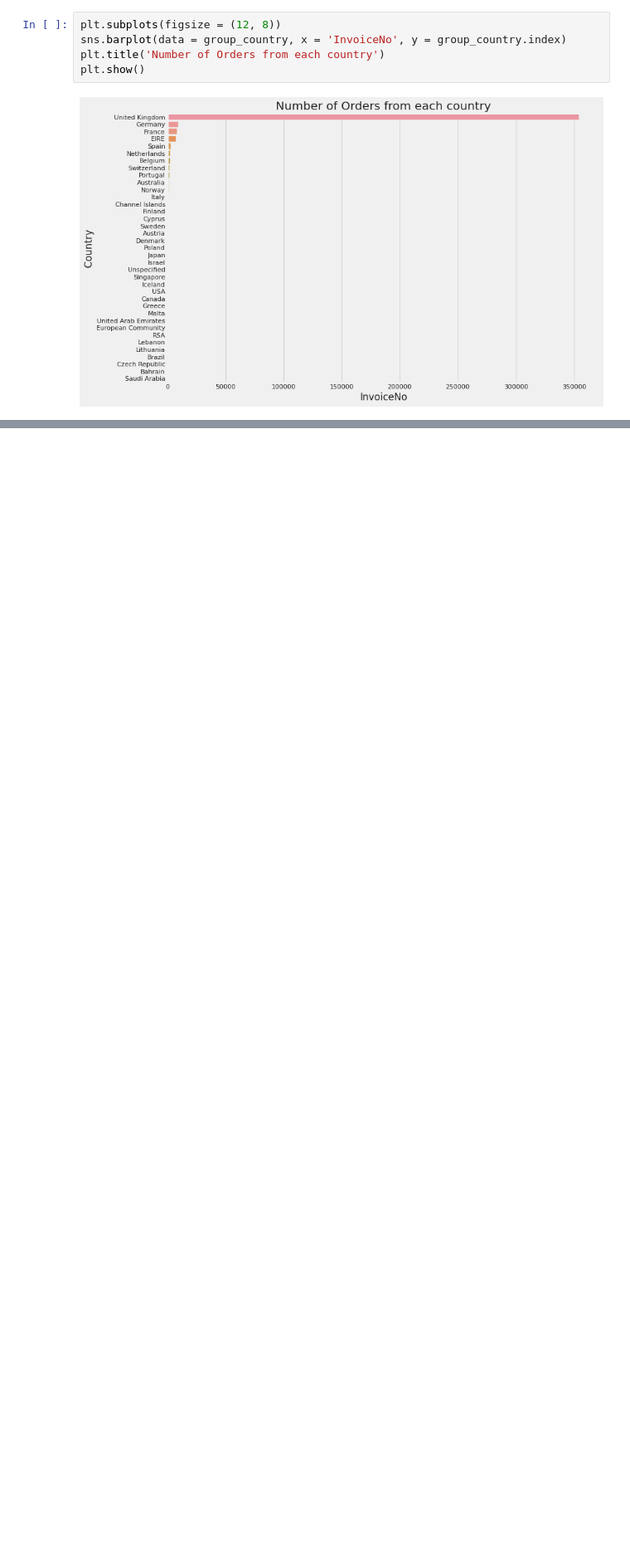
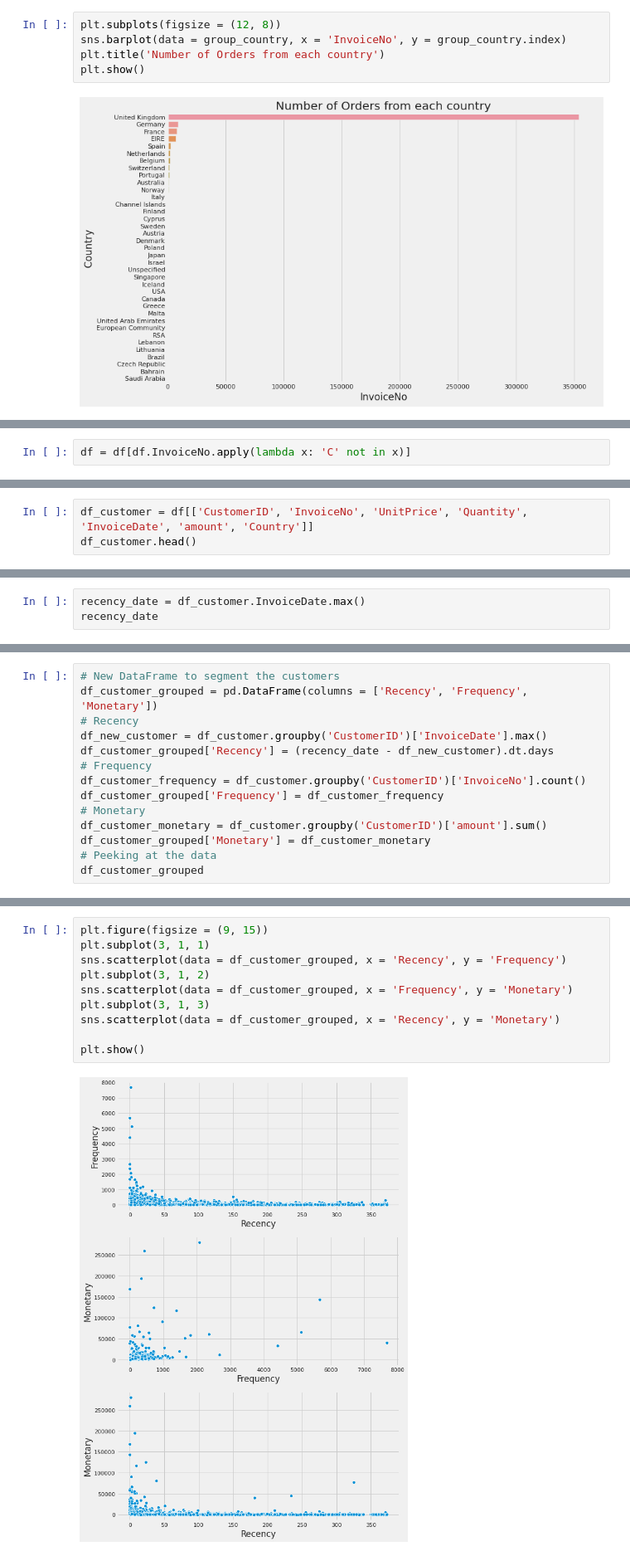
Before and after one commit to loganrane/MachineLearning101, a Jupyter notebook: Projects/Recommendation System based on the e-commerce sale.ipynb, the cells around one changed output, grey strips where cells are left out. Shown at 83% size. Drawn from its saved outputs; the diff is of its cells as text; blank space fills up the shorter version.

```diff
--- a/Projects/Recommendation System based on the e-commerce sale.ipynb
+++ b/Projects/Recommendation System based on the e-commerce sale.ipynb
@@ -332,0 +350,2 @@ AttributeError: 'AxesSubplot' object has no property 'figsize'
+# %%
+df = df[df.InvoiceNo.apply(lambda x: 'C' not in x)]
@@ -332,0 +366,3 @@ AttributeError: 'AxesSubplot' object has no property 'figsize'
+# %%
+df_customer = df[['CustomerID', 'InvoiceNo', 'UnitPrice', 'Quantity', 'InvoiceDate', 'amount', 'Country']]
+df_customer.head()
@@ -332,0 +382,3 @@ AttributeError: 'AxesSubplot' object has no property 'figsize'
+# %%
+recency_date = df_customer.InvoiceDate.max()
+recency_date
@@ -332,0 +387,14 @@ AttributeError: 'AxesSubplot' object has no property 'figsize'
+# %%
+# New DataFrame to segment the customers
+df_customer_grouped = pd.DataFrame(columns = ['Recency', 'Frequency', 'Monetary'])
+# Recency
+df_new_customer = df_customer.groupby('CustomerID')['InvoiceDate'].max()
+df_customer_grouped['Recency'] = (recency_date - df_new_customer).dt.days
+# Frequency
+df_customer_frequency = df_customer.groupby('CustomerID')['InvoiceNo'].count()
+df_customer_grouped['Frequency'] = df_customer_frequency
+# Monetary
+df_customer_monetary = df_customer.groupby('CustomerID')['amount'].sum()
+df_customer_grouped['Monetary'] = df_customer_monetary
+# Peeking at the data
+df_customer_grouped
@@ -332,0 +418,12 @@ AttributeError: 'AxesSubplot' object has no property 'figsize'
+# %%
+plt.figure(figsize = (9, 15))
+plt.subplot(3, 1, 1)
+sns.scatterplot(data = df_customer_grouped, x = 'Recency', y = 'Frequency')
+plt.subplot(3, 1, 2)
+sns.scatterplot(data = df_customer_grouped, x = 'Frequency', y = 'Monetary')
+plt.subplot(3, 1, 3)
+sns.scatterplot(data = df_customer_grouped, x = 'Recency', y = 'Monetary')
+
+plt.show()
+# %% [output]
+[figure, added]
```
Also changed, not shown: parts of 21 cells of this notebook.
